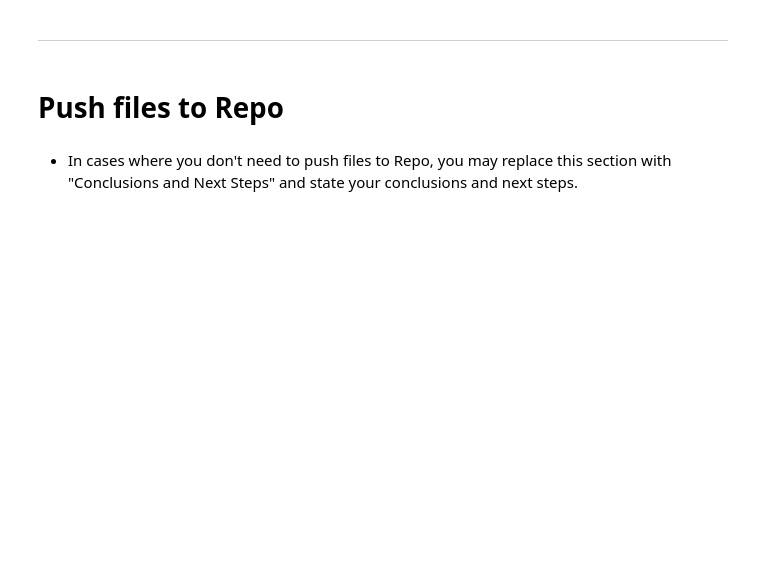
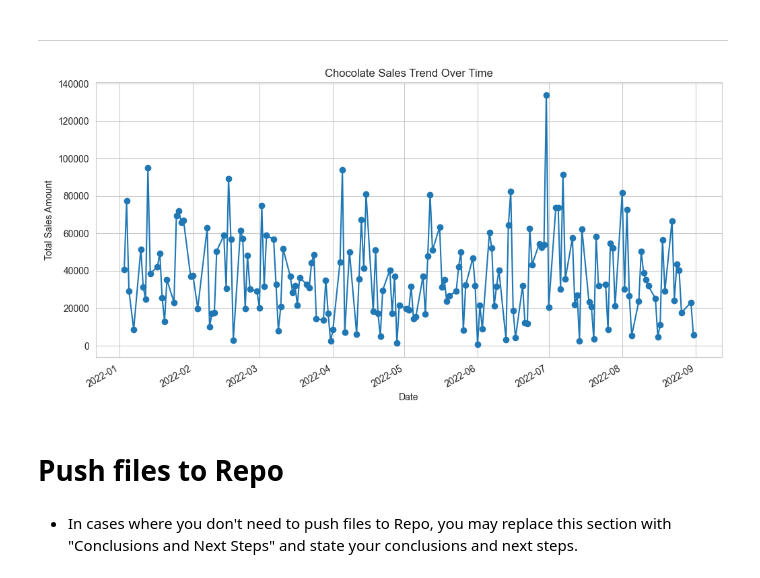
Before and after one commit to seldasen/Chocolate-Sales-Analysis, a Jupyter notebook: jupyter_notebooks/ETL/ETL.ipynb, the cells around one changed output. Cells and saved outputs as stored; diff of their text form; code cells hidden in the pictures; blank space fills up the shorter version.

```diff
--- a/jupyter_notebooks/ETL/ETL.ipynb
+++ b/jupyter_notebooks/ETL/ETL.ipynb
@@ -140,5 +197,22 @@ df_cleaned.to_csv('/Users/hafeezahfagbo/Chocolate-Sales-Analysis/df_cleaned.csv'
 # %% [markdown]
 ---
+# %%
+# Convert 'date' to datetime if not already
+df_cleaned["date"] = pd.to_datetime(df_cleaned["date"])
+
+# Group by date and sum the amount
+sales_trend = df_cleaned.groupby("date")["amount"].sum()
+
+# Plot sales trend
+plt.figure(figsize=(12, 6))
+sales_trend.plot(marker='o', linestyle='-')
+plt.title("Chocolate Sales Trend Over Time")
+plt.xlabel("Date")
+plt.ylabel("Total Sales Amount")
+plt.grid(True)
+plt.show()
+# %% [output]
+[figure, added]
 # %% [markdown]
 # Push files to Repo
 # %% [markdown]
```
Also changed, not shown: parts of 7 cells of this notebook.
